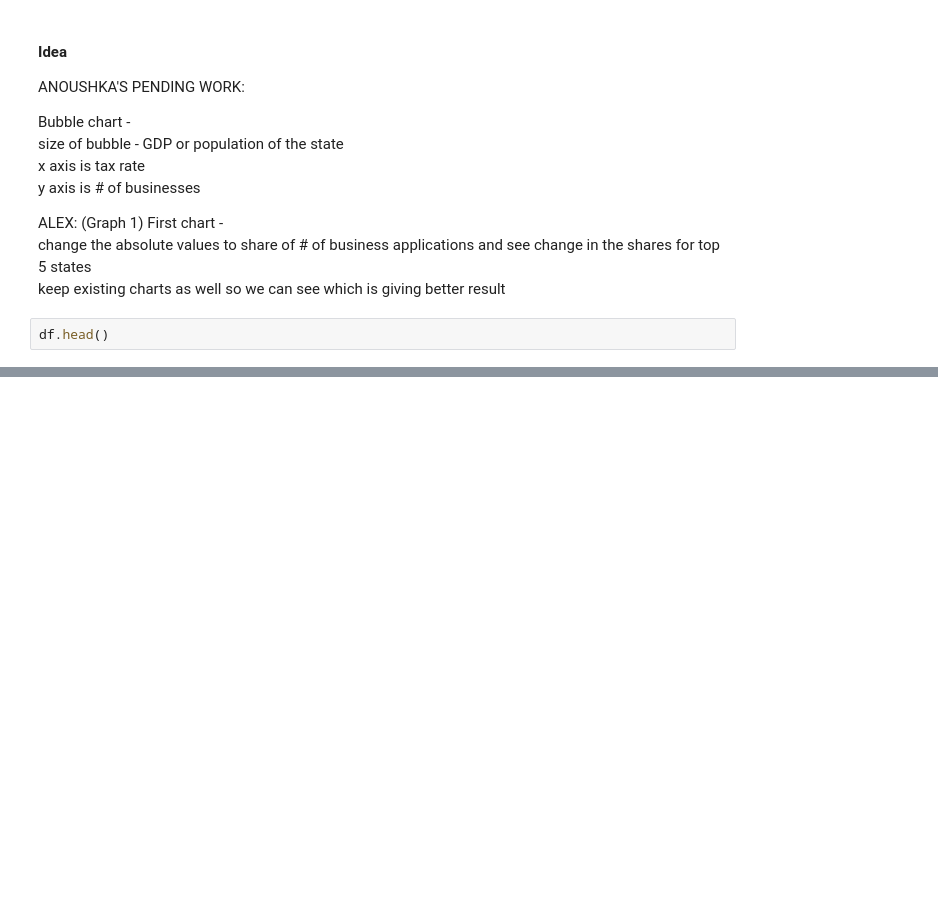
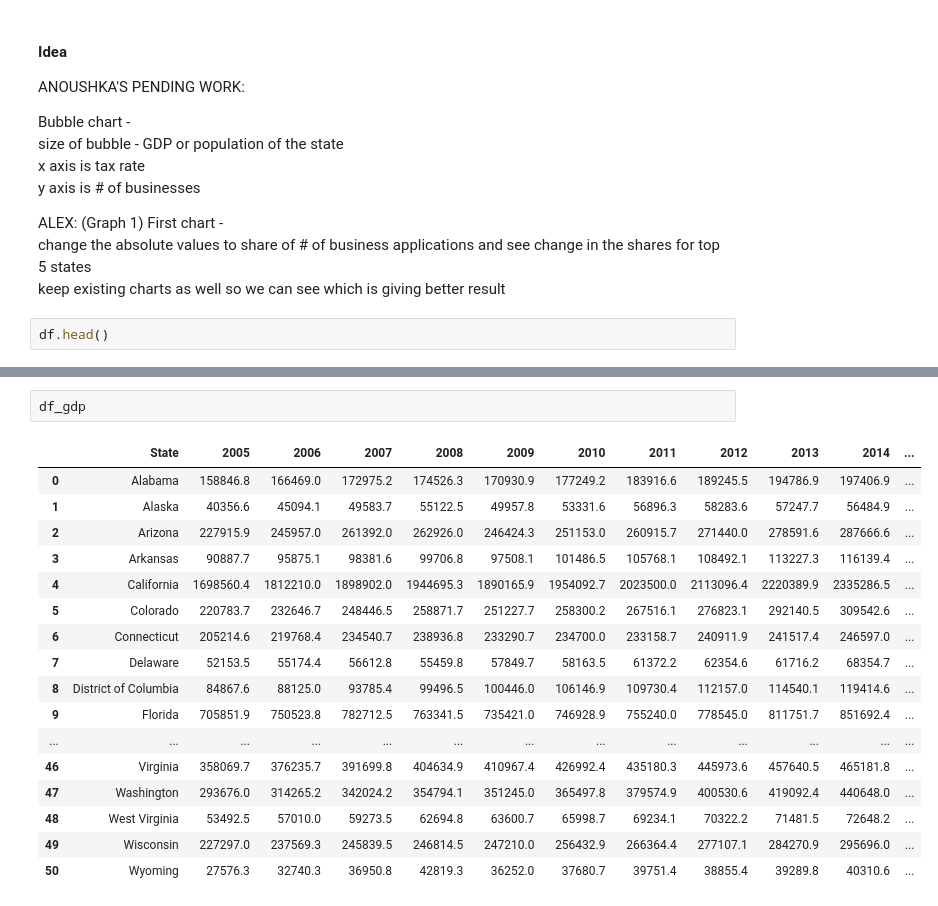
Before and after one commit to anoushkaberry15/data-analytics-project, a Jupyter notebook: AB_testing.ipynb, the cells around one changed output, grey strips where cells are left out. Saved outputs shown, nothing was run; the diff lists cells and outputs as text; blank space fills up the shorter version.

```diff
--- a/AB_testing.ipynb
+++ b/AB_testing.ipynb
@@ -407,0 +357,20 @@ df_gdp.head()
+# %%
+df_gdp
+# %% [output]
+|  | State | 2005 | 2006 | 2007 | 2008 | 2009 | 2010 | 2011 | 2012 | 2013 | 2014 | ... |
+| 0 | Alabama | 158846.8 | 166469.0 | 172975.2 | 174526.3 | 170930.9 | 177249.2 | 183916.6 | 189245.5 | 194786.9 | 197406.9 | ... |
+| 1 | Alaska | 40356.6 | 45094.1 | 49583.7 | 55122.5 | 49957.8 | 53331.6 | 56896.3 | 58283.6 | 57247.7 | 56484.9 | ... |
+| 2 | Arizona | 227915.9 | 245957.0 | 261392.0 | 262926.0 | 246424.3 | 251153.0 | 260915.7 | 271440.0 | 278591.6 | 287666.6 | ... |
+| 3 | Arkansas | 90887.7 | 95875.1 | 98381.6 | 99706.8 | 97508.1 | 101486.5 | 105768.1 | 108492.1 | 113227.3 | 116139.4 | ... |
+| 4 | California | 1698560.4 | 1812210.0 | 1898902.0 | 1944695.3 | 1890165.9 | 1954092.7 | 2023500.0 | 2113096.4 | 2220389.9 | 2335286.5 | ... |
+| 5 | Colorado | 220783.7 | 232646.7 | 248446.5 | 258871.7 | 251227.7 | 258300.2 | 267516.1 | 276823.1 | 292140.5 | 309542.6 | ... |
+| 6 | Connecticut | 205214.6 | 219768.4 | 234540.7 | 238936.8 | 233290.7 | 234700.0 | 233158.7 | 240911.9 | 241517.4 | 246597.0 | ... |
+| 7 | Delaware | 52153.5 | 55174.4 | 56612.8 | 55459.8 | 57849.7 | 58163.5 | 61372.2 | 62354.6 | 61716.2 | 68354.7 | ... |
+| 8 | District of Columbia | 84867.6 | 88125.0 | 93785.4 | 99496.5 | 100446.0 | 106146.9 | 109730.4 | 112157.0 | 114540.1 | 119414.6 | ... |
+| 9 | Florida | 705851.9 | 750523.8 | 782712.5 | 763341.5 | 735421.0 | 746928.9 | 755240.0 | 778545.0 | 811751.7 | 851692.4 | ... |
+| ... | ... | ... | ... | ... | ... | ... | ... | ... | ... | ... | ... | ... |
+| 46 | Virginia | 358069.7 | 376235.7 | 391699.8 | 404634.9 | 410967.4 | 426992.4 | 435180.3 | 445973.6 | 457640.5 | 465181.8 | ... |
+| 47 | Washington | 293676.0 | 314265.2 | 342024.2 | 354794.1 | 351245.0 | 365497.8 | 379574.9 | 400530.6 | 419092.4 | 440648.0 | ... |
+| 48 | West Virginia | 53492.5 | 57010.0 | 59273.5 | 62694.8 | 63600.7 | 65998.7 | 69234.1 | 70322.2 | 71481.5 | 72648.2 | ... |
+| 49 | Wisconsin | 227297.0 | 237569.3 | 245839.5 | 246814.5 | 247210.0 | 256432.9 | 266364.4 | 277107.1 | 284270.9 | 295696.0 | ... |
+| 50 | Wyoming | 27576.3 | 32740.3 | 36950.8 | 42819.3 | 36252.0 | 37680.7 | 39751.4 | 38855.4 | 39289.8 | 40310.6 | ... |
```
Also changed, not shown: parts of 39 cells of this notebook.
